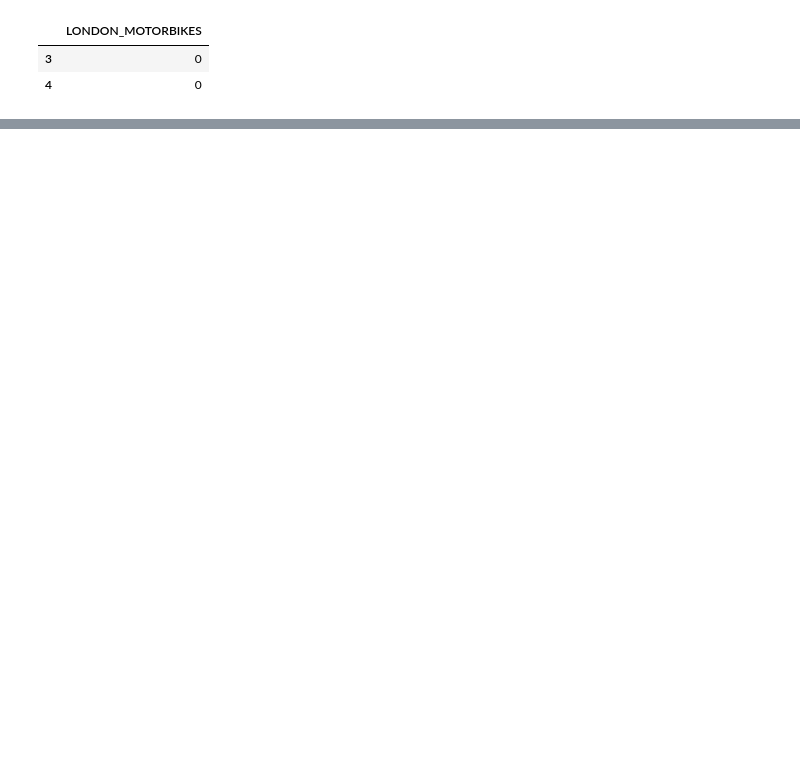
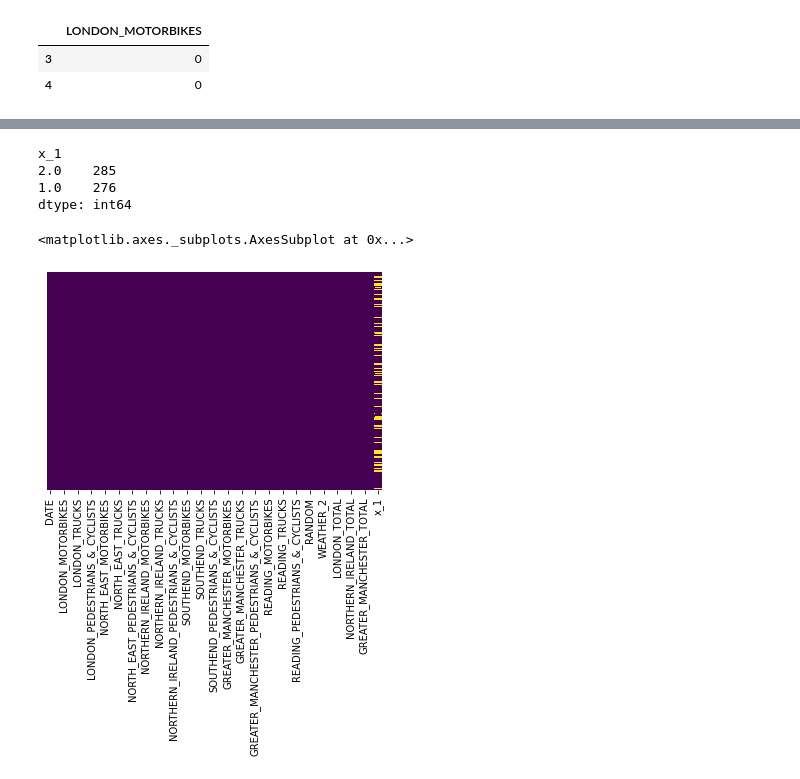
Before and after one commit to joliver-rsa/python-training, a Jupyter notebook: Welcome_to_Colaboratory.ipynb, the cells around one changed output, grey strips where cells are left out. Cells and saved outputs as stored; diff of their text form; code cells hidden in the pictures; blank space fills up the shorter version.

```diff
--- a/Welcome_to_Colaboratory.ipynb
+++ b/Welcome_to_Colaboratory.ipynb
@@ -191,0 +199,2 @@ df.loc[df['DATE'] == '2022-05-04']
+# %%
+df['MONTH_2'] = df['DATE'].dt.month_name()
@@ -191,0 +383,12 @@ df.loc[df['DATE'] == '2022-05-04']
+# %%
+df['LONDON_TOTAL'] = df.loc[:,df.columns.str.contains('LONDON')].sum(axis=1) ## axis = 1 will sum rows, axis = 0 will sum columns
+
+df['NORTH_EAST_TOTAL'] = df.loc[:,df.columns.str.contains('NORTH_EAST')].sum(axis=1)
+
+df['NORTHERN_IRELAND_TOTAL'] = df.loc[:,df.columns.str.contains('NORTHERN_IRELAND')].sum(axis=1)
+
+df['SOUTHEND_TOTAL'] = df.loc[:,df.columns.str.contains('SOUTHEND')].sum(axis=1)
+
+df['GREATER_MANCHESTER_TOTAL'] = df.loc[:,df.columns.str.contains('GREATER_MANCHESTER')].sum(axis=1)
+
+df['READING_TOTAL'] = df.loc[:,df.columns.str.contains('READING')].sum(axis=1)
@@ -191,0 +402,33 @@ df.loc[df['DATE'] == '2022-05-04']
+# %%
+## adding a column which take values of either 1,2,NaN
+np.random.seed(4578)
+
+df['x_1'] = np.random.randint(1,4, size=len(df))
+
+
+condition_x_1 = [
+             df['x_1'] == 1,
+             df['x_1'] == 2,
+             df['x_1'] == 3
+             ]
+
+
+output_x_1 = [ 1, 2, np.NaN]
+
+
+df['x_1'] = np.select(condition_x_1, output_x_1, default=np.nan)
+
+df.value_counts('x_1')
+# %% [output]
+x_1
+2.0    285
+1.0    276
+dtype: int64
+# %%
+## heatmap of missing values
+## yellow shows where there are missing values
+
+sns.heatmap(df.isnull(), yticklabels=False, cbar=False, cmap='viridis')
+# %% [output]
+<matplotlib.axes._subplots.AxesSubplot at 0x...>
+[figure, added]
```
Also changed, not shown: parts of 24 cells of this notebook.
